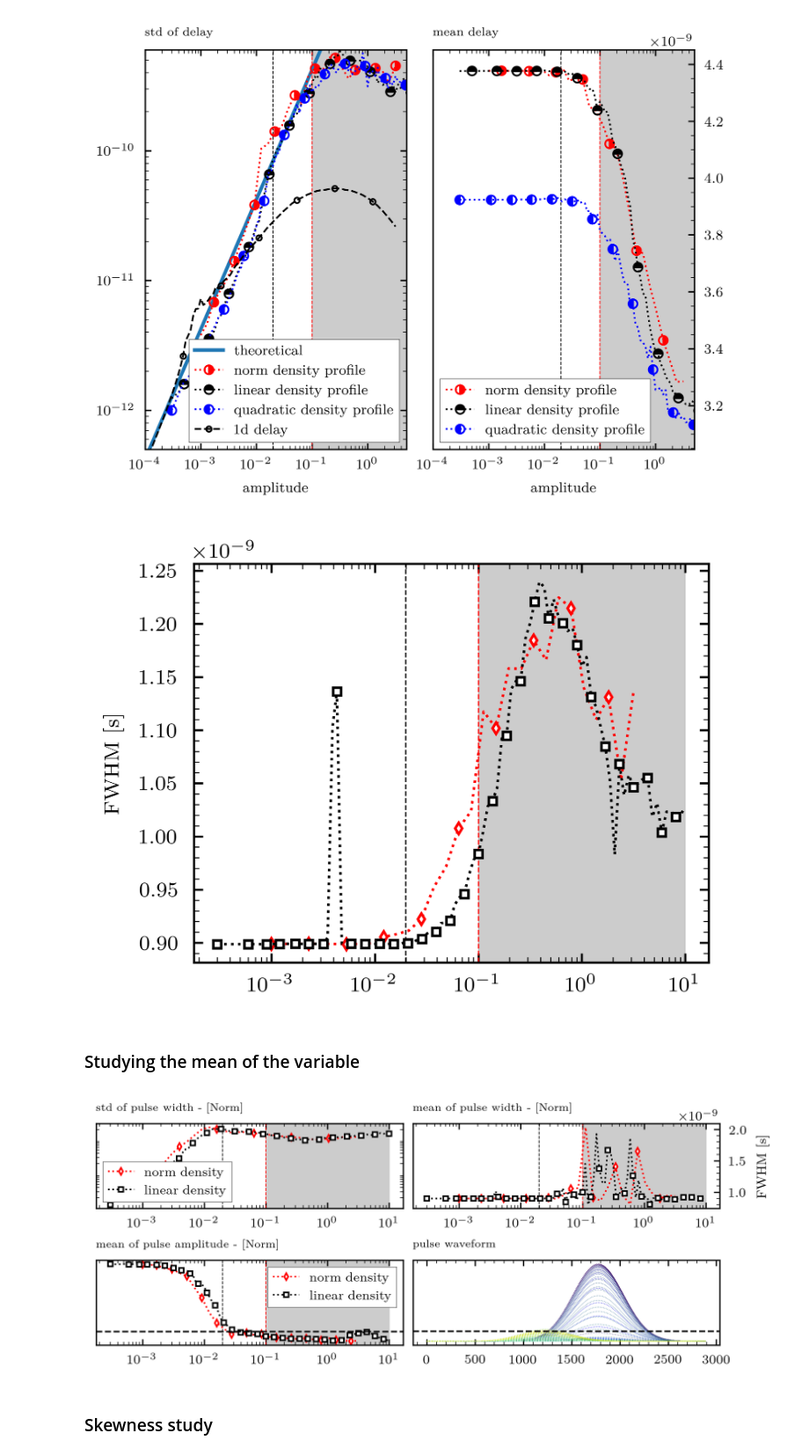
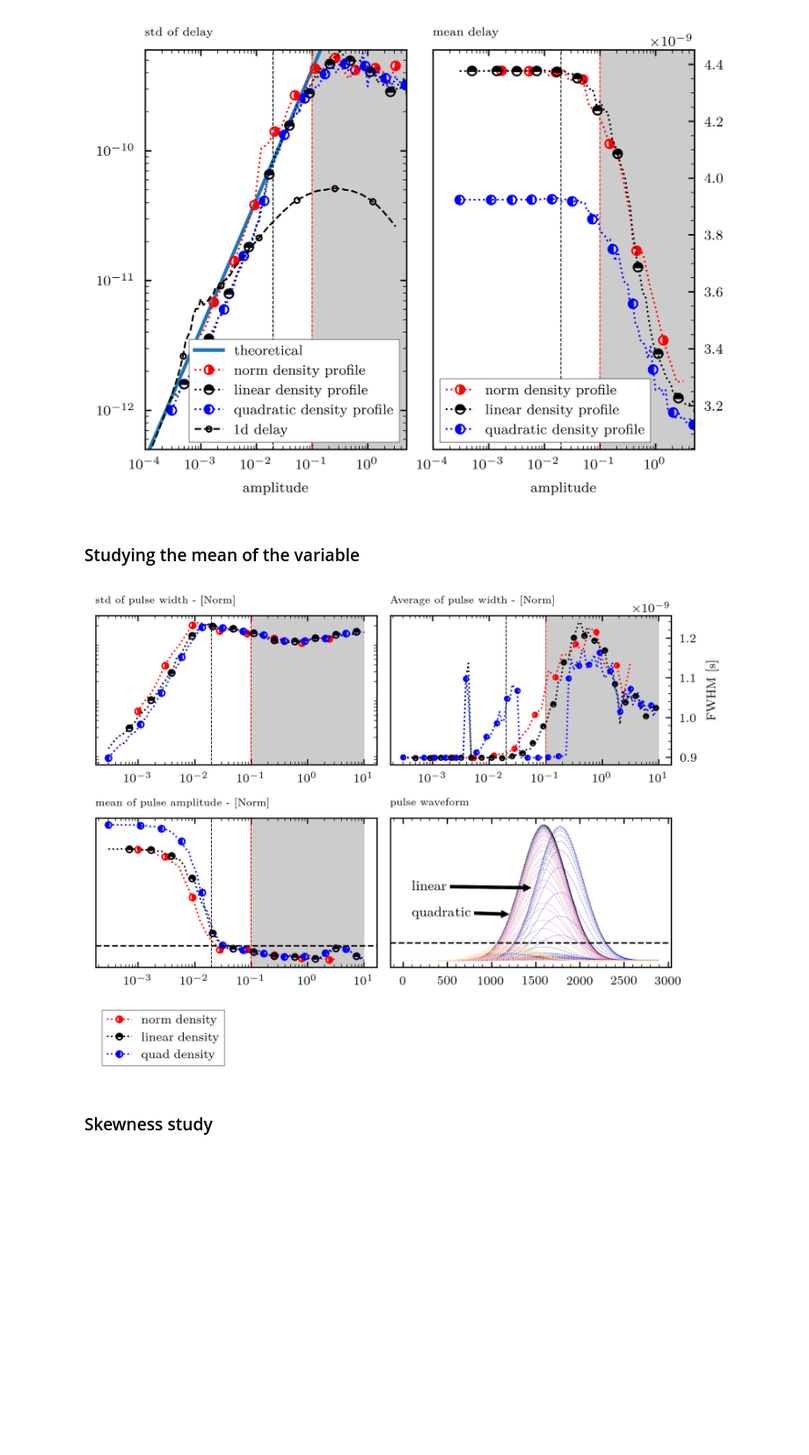
Before and after one commit to Chatr0uge/Internship_SPC, a Jupyter notebook: src/profile_study/profile_study.ipynb, the cells around one changed output. Shown at 88% size. Cells and saved outputs as stored; diff of their text form; code cells hidden in the pictures; blank space fills up the shorter version.

```diff
--- a/src/profile_study/profile_study.ipynb
+++ b/src/profile_study/profile_study.ipynb
@@ -155,25 +229,11 @@ No artists with labels found to put in legend.  Note that artists whose label st
 FWHM =  [np.mean([delay_dispersion(np.arange(0, 2893) * dt, pulse) for pulse in pulse_group]) for pulse_group in pulse_norm]
 FWHM_2 =  [np.mean([delay_dispersion(np.arange(0, 2893) * dt, pulse) for pulse in pulse_group]) for pulse_group in pulse_4]
 FWHM_3 =  [np.mean([delay_dispersion(np.arange(0, 2893) * dt, pulse) for pulse in pulse_group]) for pulse_group in pulse_quad]
-# %%
-fig, ax = plt.subplots()
-
-ax.set_xscale('log')
-ax.axvline(0.1, color = 'r', ls = '--', lw = .5)
-ax.axvline(nc2, color = 'k', ls = '--', lw = .5)
-ax.plot(amplitude_norm[index],FWHM, marker = MarkerStyle("o", fillstyle="right"), label = 'norm density', lw = 1, markevery = 3, ms = 3, mfc = 'white', color = 'r', ls = ':')
-ax.plot(amplitude_4[index_2], FWHM_2 , marker =MarkerStyle("o", fillstyle="top"), label = 'linear density', lw = 1, markevery = 3, ms = 3, mfc = 'white', color = 'k', ls = ':')
-ax.plot(amplitude_4[index_2], FWHM_3 , marker =MarkerStyle("o", fillstyle="left"), label = 'linear density', lw = 1, markevery = 3, ms = 3, mfc = 'white', color = 'k', ls = ':')
-
-ax.axvspan(0.1, 10, alpha = 0.2, color = 'k')
-ax.set_ylabel('FWHM [s]')
-# %% [output]
-[figure, removed]
 # %% [markdown]
 ### Studying the mean of the variable
 # %%
 W = 5.8
-fig, ax = plt.subplots(2, 2, figsize = (W, W * 2 / 5), dpi = 300)
+fig, ax = plt.subplots(2, 2, figsize = (W, W * 4 / 5), dpi = 300, layout = 'tight')
 ax = ax.flatten()
 ax[0].set_title('std of pulse width - [Norm]', fontsize='small',
     loc='left',
@@ -181,16 +241,17 @@ ax[0].set_title('std of pulse width - [Norm]', fontsize='small',
     style='italic',)
 ax[0].axvline(0.1, color = 'r', ls = '--', lw = .5)
 ax[0].axvline(nc2, color = 'k', ls = '--', lw = .5)
-ax[0].plot(amplitude_norm[index], np.std(amp, axis = 1)[index], marker = 'd', label = 'norm density', lw = 1, markevery = 5, ms = 3, mfc = 'white', color = 'r', ls = ':')
-ax[0].plot(amplitude_4[index_2], np.std(amp_2, axis = 1)[index_2], marker = 's', label = 'linear density ', lw = 1, markevery = 5, ms = 3, mfc = 'white', color = 'k', ls = ':')
 
-ax[0].legend(loc = 'lower left')
+ax[0].plot(amplitude_norm[index], np.std(amp, axis = 1)[index], marker = MarkerStyle("o", fillstyle="right"), label = 'norm density', lw = 1, markevery = 4, ms = 4,   color = 'r', ls = ':')
+ax[0].plot(amplitude_4[index_2], np.std(amp_2, axis = 1)[index_2], marker = MarkerStyle("o", fillstyle="top"), label = 'linear density ', lw = 1, markevery = (4,8), ms = 4, color = 'k', ls = ':')
+ax[0].plot(amplitude_quad[index_3], np.std(amp_3, axis = 1)[index_3], marker = MarkerStyle("o", fillstyle="left"), label = 'linear density ', lw = 1, markevery = 8, ms = 4,   color = 'b', ls = ':')
+
 ax[0].axvspan(0.1, 10, alpha = 0.2, color = 'k')
 ax[0].set_xscale('log')
 ax[0].set_yscale('log')
 ax[0].set_yticks([])
 
-ax[1].set_title('pulse width oof Average - [Norm]', fontsize='small',
+ax[1].set_title('Average of pulse width - [Norm]', fontsize='small',
     loc='left',
     fontweight=1000,
     style='italic',)
@@ -200,49 +261,57 @@ ax[1].set_xscale('log')
 ax[1].axvline(0.1, color = 'r', ls = '--', lw = .5)
 ax[1].axvline(nc2, color = 'k', ls = '--', lw = .5)
 ax[1].yaxis.set_label_position("right")
-FWHM =  [delay_dispersion(np.arange(0, 2893) * dt, np.mean(pulse, axis = 0)) for pulse in pulse_norm]
-FWHM_2 =  [delay_dispersion(np.arange(0, 2893) * dt, np.mean(pulse, axis = 0)) for pulse in pulse_4]
 
-ax[1].plot(amplitude_norm[index],FWHM, marker = 'd', label = 'norm density', lw = 1, markevery = 3, ms = 3, mfc = 'white', color = 'r', ls = ':')
-ax[1].plot(amplitude_4[index_2], FWHM_2 , marker = 's', label = 'linear density', lw = 1, markevery = 3, ms = 3, mfc = 'white', color = 'k', ls = ':')
+ax[1].plot(amplitude_norm[index],FWHM, marker = MarkerStyle("o", fillstyle="right"), label = 'norm density', lw = 1, markevery = 3, ms = 3,   color = 'r', ls = ':')
+ax[1].plot(amplitude_4[index_2], FWHM_2 , marker =MarkerStyle("o", fillstyle="top"), label = 'linear density', lw = 1, markevery = (2,4), ms = 3,   color = 'k', ls = ':')
+ax[1].plot(amplitude_4[index_2], FWHM_3 , marker =MarkerStyle("o", fillstyle="left"), label = 'quadratic density', lw = 1, markevery = 4, ms = 3,   color = 'b', ls = ':')
+
 ax[1].axvspan(0.1, 10, alpha = 0.2, color = 'k')
 ax[1].set_ylabel('FWHM [s]')
 # ax[1].legend(loc = 'lower left')
 ax[1].yaxis.tick_right()
 mean_pulse = np.max(pulse_norm, axis = 2)
 mean_pulse_2 = np.max(pulse_4, axis = 2)
+mean_pulse_3 = np.max(pulse_quad, axis = 2)
 
 ax[2].set_title('mean of pulse amplitude - [Norm]', fontsize='small',
     loc='left',
     fontweight=1000,
     style='italic',)
 ax[2].axvline(0.1, color = 'r', ls = '--', lw = .5)
 ax[2].axvline(nc2, color = 'k', ls = '--', lw = .5)
-ax[2].plot(amplitude_norm[index], np.mean(mean_pulse, axis = 1)[index], marker = 'd', label = 'norm density', lw = 1, markevery = 2, ms = 3, mfc = 'white', color = 'r', ls = ':')
-ax[2].plot(amplitude_4[index_2], np.mean(mean_pulse_2, axis = 1)[index_2], marker = 's', label = 'linear density', lw = 1, markevery = 3, ms = 3, mfc = 'white', color = 'k', ls = ':')
+ax[2].plot(amplitude_norm[index], np.mean(mean_pulse, axis = 1)[index], marker = MarkerStyle("o", fillstyle="right"), label = 'norm density', lw = 1, markevery = 4, ms = 4,   color = 'r', ls = ':')
+ax[2].plot(amplitude_4[index_2], np.mean(mean_pulse_2, axis = 1)[index_2], marker = MarkerStyle("o", fillstyle="top"), label = 'linear density', lw = 1, markevery = (4,8), ms = 4,   color = 'k', ls = ':')
+ax[2].plot(amplitude_quad[index_3], np.mean(mean_pulse_3, axis = 1)[index_3], marker = MarkerStyle("o", fillstyle="left"), label = 'quad density', lw = 1, markevery = 8, ms = 4,   color = 'b', ls = ':')
 
-ax[2].legend()
+ax[2].legend(loc = 'lower left', bbox_to_anchor=(0., -.7))
 ax[2].axvspan(0.1, 10, alpha = 0.2, color = 'k')
 ax[2].set_xscale('log')
 ax[2].set_yticks([])
 ax[2].axhline(450, color = 'k', ls = '--', lw = 1)
 
 
 ax[3].set_title('pulse waveform', fontsize='small',
     loc='left',
     fontweight=1000,
     style='italic',)
 
 ax[3].set_prop_cycle(color=plt.cm.jet(np.linspace(0, 1, 100)))
 ax[3].plot(abs(np.mean(pulse_norm, axis = 1).T), lw = .3, ls = ':')
-ax[3].set_prop_cycle(color=plt.cm.viridis(np.linspace(0, 1, 100)))
-ax[3].plot(abs(np.mean(pulse_4, axis = 1).T), lw = .3,  ls = ':')
+
+ax[3].set_prop_cycle(color=plt.cm.magma(np.linspace(0, 1, 100)))
+ax[3].plot(abs(np.mean(pulse_quad, axis = 1).T), lw = .3,  ls = ':')
 
 ax[3].set_yticks([])
+
 ax[3].axhline(400, color = 'k', ls = '--', lw = 1)
+ax[3].annotate("quadratic", xy=(1200, 1050), xytext=(100, 1000),
+             arrowprops=dict(facecolor='black', width = 2, headwidth  = 5, headlength = 5), color = 'k', fontsize = 9)
+ax[3].annotate("linear", xy=(1450, 1650), xytext=(100, 1600),
+             arrowprops=dict(facecolor='black', width = 2, headwidth  = 5, headlength = 5), color = 'k', fontsize = 9)
 plt.show()
 # %% [output]
-[figure, old version]
+[figure, new version]
 # %% [markdown]
 ### Skewness study
 # %%
```
Also changed, not shown: parts of 22 cells of this notebook.
